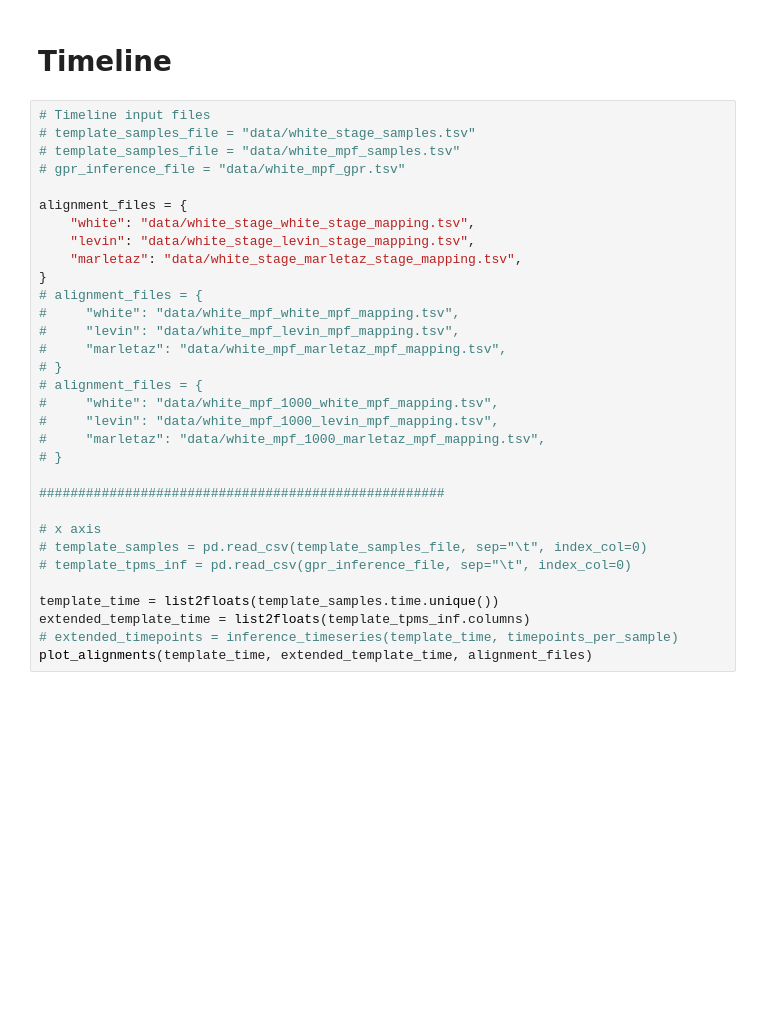
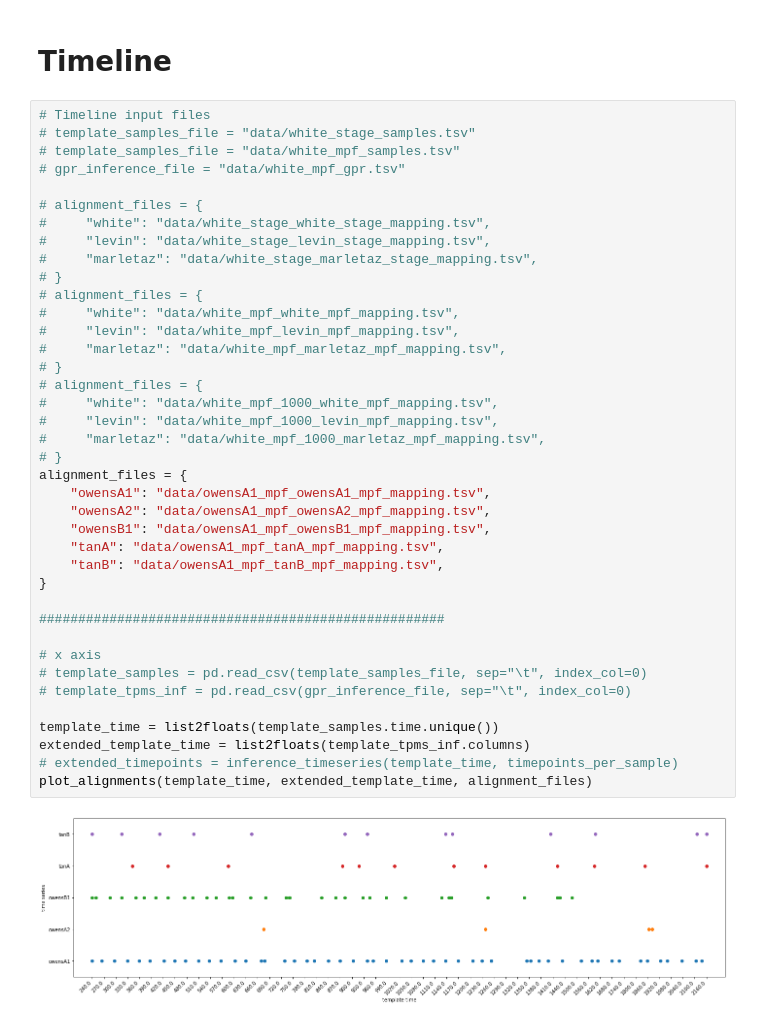
Before and after one commit to siebrenf/TSA, a Jupyter notebook: main.ipynb, the cells around one changed output. Cells and saved outputs as stored; diff of their text form; blank space fills up the shorter version.

```diff
--- a/main.ipynb
+++ b/main.ipynb
@@ -123,32 +345,41 @@ mapped.to_csv(alignment_file, sep="\t", index=False)  # noqa
 # %%
 # Timeline input files
 # template_samples_file = "data/white_stage_samples.tsv"
 # template_samples_file = "data/white_mpf_samples.tsv"
 # gpr_inference_file = "data/white_mpf_gpr.tsv"
 
-alignment_files = {
-    "white": "data/white_stage_white_stage_mapping.tsv",
-    "levin": "data/white_stage_levin_stage_mapping.tsv",
-    "marletaz": "data/white_stage_marletaz_stage_mapping.tsv",
-}
+# alignment_files = {
+#     "white": "data/white_stage_white_stage_mapping.tsv",
+#     "levin": "data/white_stage_levin_stage_mapping.tsv",
+#     "marletaz": "data/white_stage_marletaz_stage_mapping.tsv",
+# }
 # alignment_files = {
 #     "white": "data/white_mpf_white_mpf_mapping.tsv",
 #     "levin": "data/white_mpf_levin_mpf_mapping.tsv",
 #     "marletaz": "data/white_mpf_marletaz_mpf_mapping.tsv",
 # }
 # alignment_files = {
 #     "white": "data/white_mpf_1000_white_mpf_mapping.tsv",
 #     "levin": "data/white_mpf_1000_levin_mpf_mapping.tsv",
 #     "marletaz": "data/white_mpf_1000_marletaz_mpf_mapping.tsv",
 # }
+alignment_files = {
+    "owensA1": "data/owensA1_mpf_owensA1_mpf_mapping.tsv",
+    "owensA2": "data/owensA1_mpf_owensA2_mpf_mapping.tsv",
+    "owensB1": "data/owensA1_mpf_owensB1_mpf_mapping.tsv",
+    "tanA": "data/owensA1_mpf_tanA_mpf_mapping.tsv",
+    "tanB": "data/owensA1_mpf_tanB_mpf_mapping.tsv",
+}
 
 ####################################################
 
 # x axis
 # template_samples = pd.read_csv(template_samples_file, sep="\t", index_col=0)
 # template_tpms_inf = pd.read_csv(gpr_inference_file, sep="\t", index_col=0)
 
 template_time = list2floats(template_samples.time.unique())
 extended_template_time = list2floats(template_tpms_inf.columns)
 # extended_timepoints = inference_timeseries(template_time, timepoints_per_sample)
 plot_alignments(template_time, extended_template_time, alignment_files)
+# %% [output]
+[figure, added]
```
Also changed, not shown: parts of 22 cells of this notebook, 2 other files.
